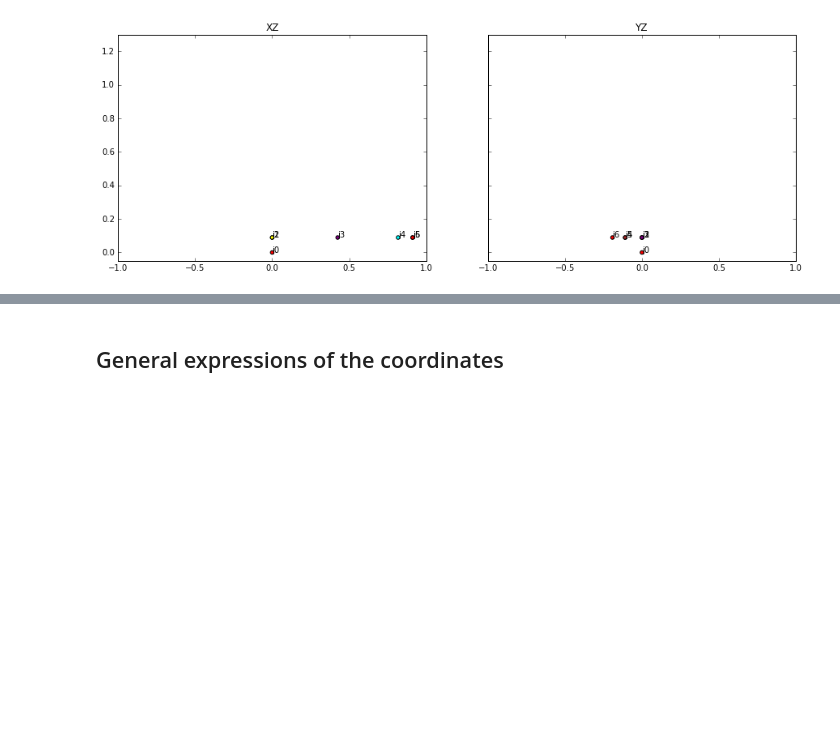
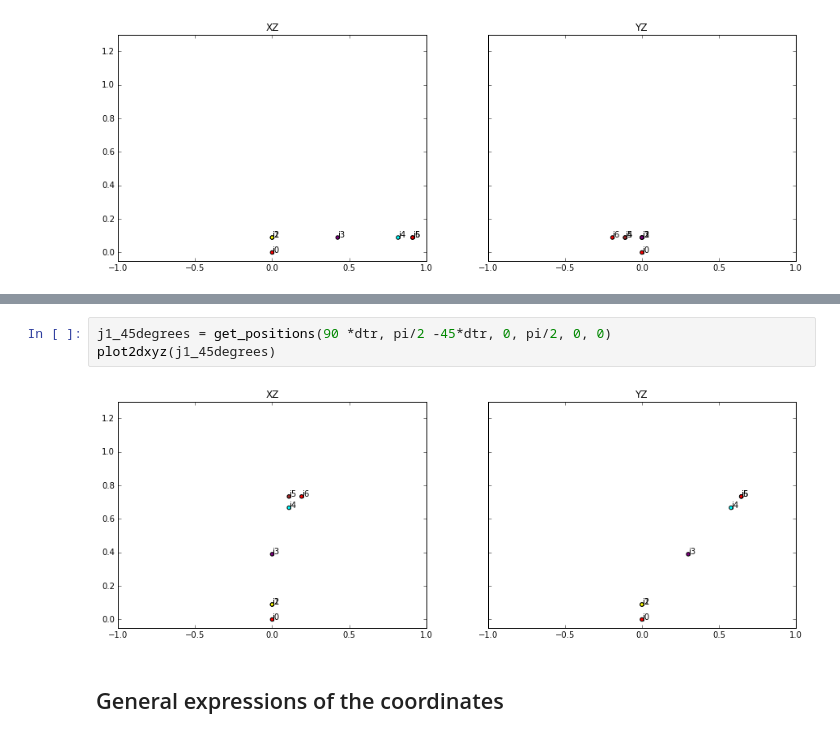
Before and after one commit to uliludmann/multibody_dynamics, a Jupyter notebook: Multibody Dynamics Caluclation.ipynb, the cells around one changed output, grey strips where cells are left out. Drawn from its saved outputs; the diff is of its cells as text; blank space fills up the shorter version.

```diff
--- a/Multibody Dynamics Caluclation.ipynb
+++ b/Multibody Dynamics Caluclation.ipynb
@@ -180,3 +189,8 @@ j6
+# %%
+j1_45degrees = get_positions(90 *dtr, pi/2 -45*dtr, 0, pi/2, 0, 0)
+plot2dxyz(j1_45degrees)
+# %% [output]
+[figure, added]
 # %% [markdown]
 ## General expressions of the coordinates
 # %%
```
Also changed, not shown: parts of 62 cells of this notebook, 1 other file.
